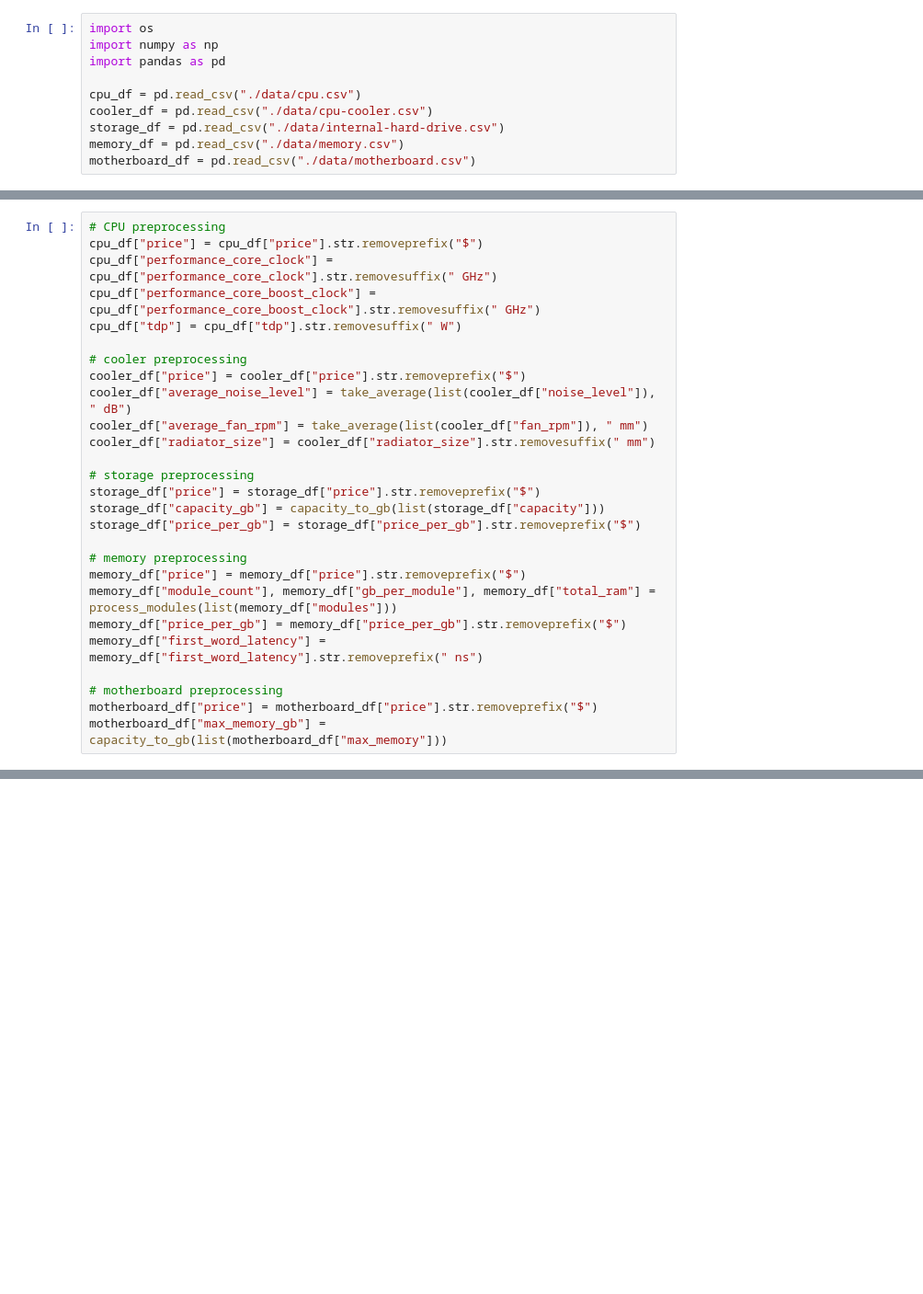
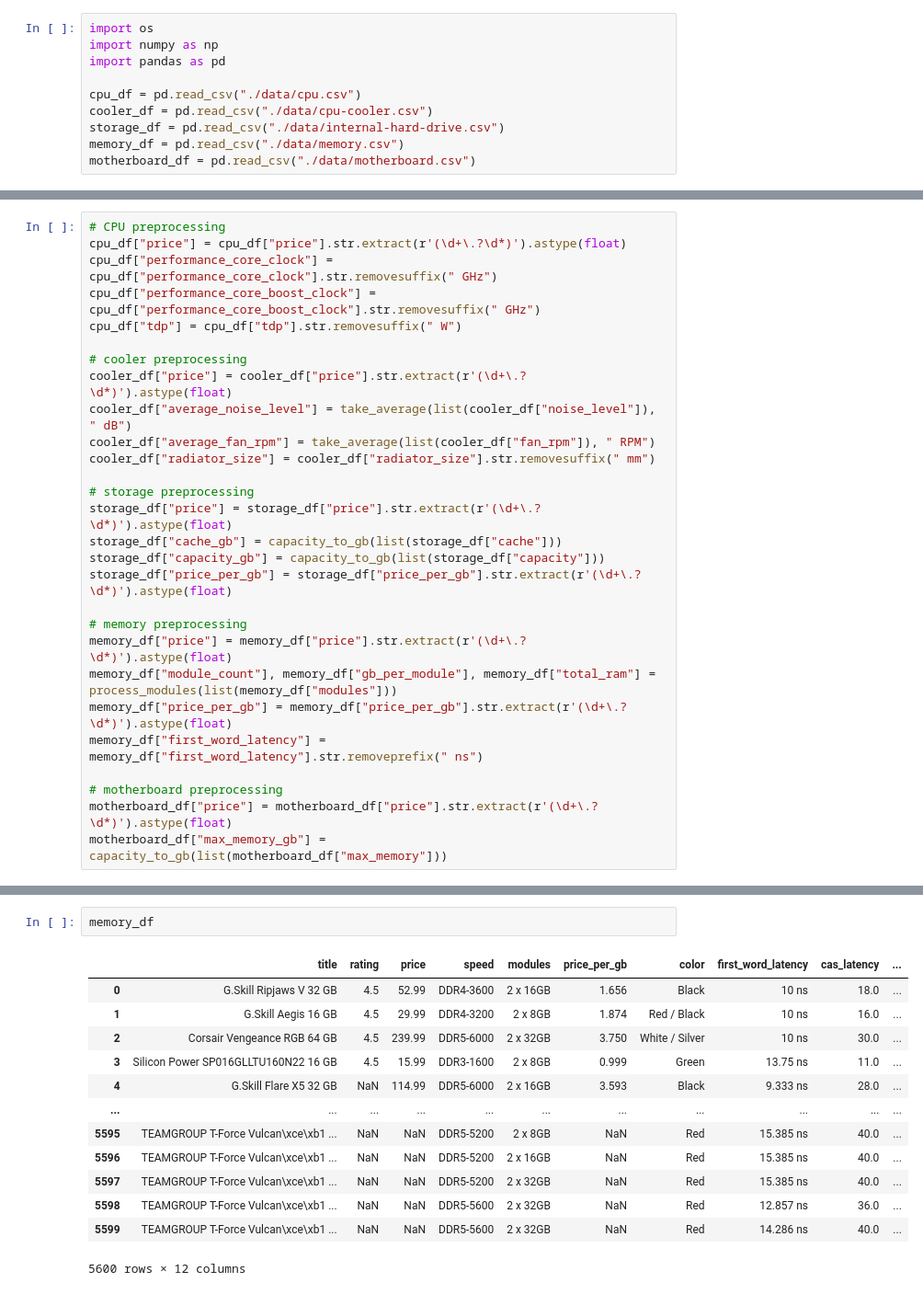
Before and after one commit to manystarsapart/rigai, a Jupyter notebook: scraper/preprocessing.ipynb, the cells around one changed output, grey strips where cells are left out. Shown at 92% size. Cells and saved outputs as stored; diff of their text form; blank space fills up the shorter version.

```diff
--- a/scraper/preprocessing.ipynb
+++ b/scraper/preprocessing.ipynb
@@ -57,28 +62,29 @@ def process_modules(l):
     return counts, gbs, totals
 # %%
 # CPU preprocessing
-cpu_df["price"] = cpu_df["price"].str.removeprefix("$")
+cpu_df["price"] = cpu_df["price"].str.extract(r'(\d+\.?\d*)').astype(float)
 cpu_df["performance_core_clock"] = cpu_df["performance_core_clock"].str.removesuffix(" GHz")
 cpu_df["performance_core_boost_clock"] = cpu_df["performance_core_boost_clock"].str.removesuffix(" GHz")
 cpu_df["tdp"] = cpu_df["tdp"].str.removesuffix(" W")
 
 # cooler preprocessing
-cooler_df["price"] = cooler_df["price"].str.removeprefix("$")
+cooler_df["price"] = cooler_df["price"].str.extract(r'(\d+\.?\d*)').astype(float)
 cooler_df["average_noise_level"] = take_average(list(cooler_df["noise_level"]), " dB")
-cooler_df["average_fan_rpm"] = take_average(list(cooler_df["fan_rpm"]), " mm")
+cooler_df["average_fan_rpm"] = take_average(list(cooler_df["fan_rpm"]), " RPM")
 cooler_df["radiator_size"] = cooler_df["radiator_size"].str.removesuffix(" mm")
 
 # storage preprocessing
-storage_df["price"] = storage_df["price"].str.removeprefix("$")
+storage_df["price"] = storage_df["price"].str.extract(r'(\d+\.?\d*)').astype(float)
+storage_df["cache_gb"] = capacity_to_gb(list(storage_df["cache"]))
 storage_df["capacity_gb"] = capacity_to_gb(list(storage_df["capacity"]))
-storage_df["price_per_gb"] = storage_df["price_per_gb"].str.removeprefix("$")
+storage_df["price_per_gb"] = storage_df["price_per_gb"].str.extract(r'(\d+\.?\d*)').astype(float)
 
 # memory preprocessing
-memory_df["price"] = memory_df["price"].str.removeprefix("$")
+memory_df["price"] = memory_df["price"].str.extract(r'(\d+\.?\d*)').astype(float)
 memory_df["module_count"], memory_df["gb_per_module"], memory_df["total_ram"] = process_modules(list(memory_df["modules"]))
-memory_df["price_per_gb"] = memory_df["price_per_gb"].str.removeprefix("$")
+memory_df["price_per_gb"] = memory_df["price_per_gb"].str.extract(r'(\d+\.?\d*)').astype(float)
 memory_df["first_word_latency"] = memory_df["first_word_latency"].str.removeprefix(" ns")
 
 # motherboard preprocessing
-motherboard_df["price"] = motherboard_df["price"].str.removeprefix("$")
+motherboard_df["price"] = motherboard_df["price"].str.extract(r'(\d+\.?\d*)').astype(float)
 motherboard_df["max_memory_gb"] = capacity_to_gb(list(motherboard_df["max_memory"]))
@@ -84,0 +139,16 @@ motherboard_df["max_memory_gb"] = capacity_to_gb(list(motherboard_df["max_memory
+# %%
+memory_df
+# %% [output]
+|  | title | rating | price | speed | modules | price_per_gb | color | first_word_latency | cas_latency | ... |
+| 0 | G.Skill Ripjaws V 32 GB | 4.5 | 52.99 | DDR4-3600 | 2 x 16GB | 1.656 | Black | 10 ns | 18.0 | ... |
+| 1 | G.Skill Aegis 16 GB | 4.5 | 29.99 | DDR4-3200 | 2 x 8GB | 1.874 | Red / Black | 10 ns | 16.0 | ... |
+| 2 | Corsair Vengeance RGB 64 GB | 4.5 | 239.99 | DDR5-6000 | 2 x 32GB | 3.750 | White / Silver | 10 ns | 30.0 | ... |
+| 3 | Silicon Power SP016GLLTU160N22 16 GB | 4.5 | 15.99 | DDR3-1600 | 2 x 8GB | 0.999 | Green | 13.75 ns | 11.0 | ... |
+| 4 | G.Skill Flare X5 32 GB | NaN | 114.99 | DDR5-6000 | 2 x 16GB | 3.593 | Black | 9.333 ns | 28.0 | ... |
+| ... | ... | ... | ... | ... | ... | ... | ... | ... | ... | ... |
+| 5595 | TEAMGROUP T-Force Vulcan\xce\xb1 ... | NaN | NaN | DDR5-5200 | 2 x 8GB | NaN | Red | 15.385 ns | 40.0 | ... |
+| 5596 | TEAMGROUP T-Force Vulcan\xce\xb1 ... | NaN | NaN | DDR5-5200 | 2 x 16GB | NaN | Red | 15.385 ns | 40.0 | ... |
+| 5597 | TEAMGROUP T-Force Vulcan\xce\xb1 ... | NaN | NaN | DDR5-5200 | 2 x 32GB | NaN | Red | 15.385 ns | 40.0 | ... |
+| 5598 | TEAMGROUP T-Force Vulcan\xce\xb1 ... | NaN | NaN | DDR5-5600 | 2 x 32GB | NaN | Red | 12.857 ns | 36.0 | ... |
+| 5599 | TEAMGROUP T-Force Vulcan\xce\xb1 ... | NaN | NaN | DDR5-5600 | 2 x 32GB | NaN | Red | 14.286 ns | 40.0 | ... |
+5600 rows × 12 columns
```
Also changed, not shown: parts of 6 cells of this notebook, 12 other files.
